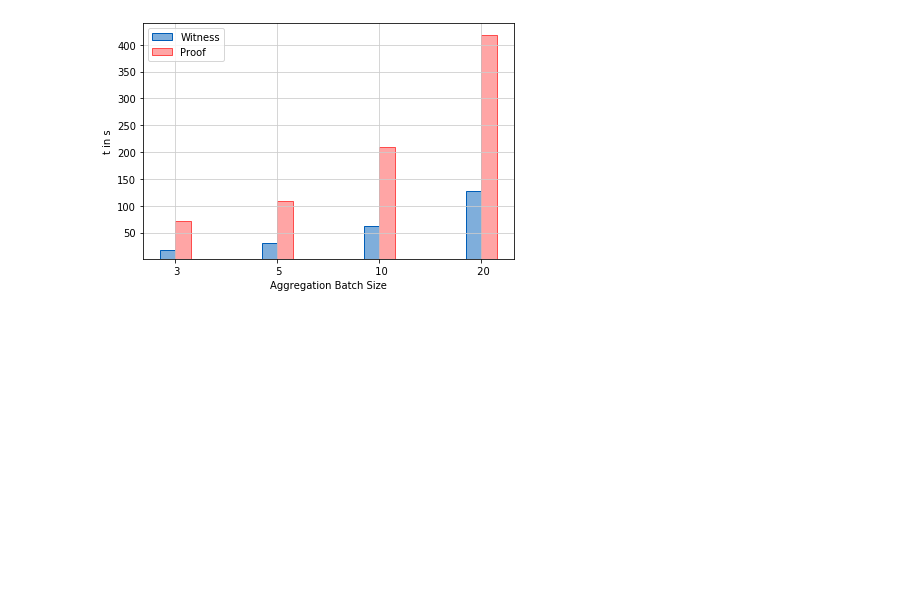
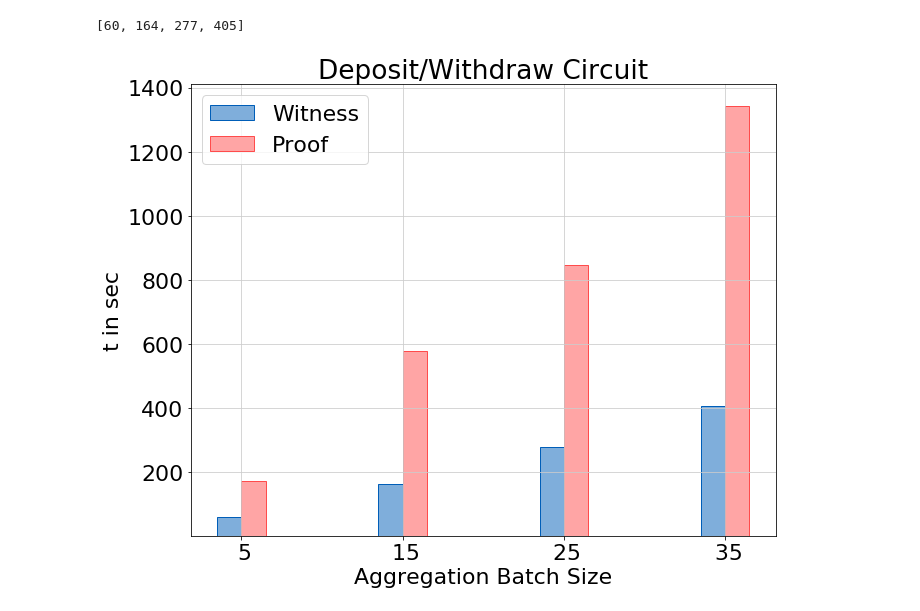
Before and after one commit to petscheit/bachelor, a Jupyter notebook: thesis/diagrams/Diagrams.ipynb, the cells around one changed output. Cells and saved outputs as stored; diff of their text form; code cells hidden in the pictures; blank space fills up the shorter version.

```diff
--- a/thesis/diagrams/Diagrams.ipynb
+++ b/thesis/diagrams/Diagrams.ipynb
@@ -95,34 +99,40 @@ createCompileSetupTime("depWith8-server")
 # %%
 def createWitnessProofTime(filename):
     data = read_csv(filename + '.csv', ',', False, True)
     witness = []
     proof = []
     label = []
     for result in data:
         witness.append(int(data[result][6]))
         proof.append(int(data[result][8]))
         label.append(data[result][1])
     x = np.arange(len(label))  # the label locations
     width = 0.15  # the width of the bars
 
-    fig, ax = plt.subplots()
+    print(witness)
+
+    fig, ax = plt.subplots(figsize=(10, 8))
+    plt.rcParams.update({'font.size': 22})
     rects1 = ax.bar(x - width/2, witness, width, label='Witness', edgecolor='#005eb8', color='#7faedb')
     rects2 = ax.bar(x + width/2, proof, width, label='Proof', edgecolor='#ff4c4c', color='#ffa5a5')
-    ax.set_ylabel('t in s')
+    ax.set_ylabel('t in sec')
     ax.set_xticks(x)
     ax.set_xlabel('Aggregation Batch Size')
     ax.set_xticklabels(label)
     ax.legend()
+#     plt.title("")
 #     ax.semilogy(np.exp(0 / max(proof)))
+    plt.title("Deposit/Withdraw Circuit")
     ax.set_ylim(ymin=1)
     fig.tight_layout()
     plt.rcParams['axes.grid'] = True
     plt.rcParams['grid.color'] = "#cccccc"
-    plt.savefig(filename + '-proof-witness-time.png')
+    plt.savefig(filename + '-witness-proof-time.png', bbox_inches = 'tight')
     plt.show()
-createWitnessProofTime("trade8-faster-server")
+createWitnessProofTime("results_final_dep")
 # %% [output]
+[60, 164, 277, 405]
-[figure, old version]
+[figure, new version]
 # %%
 def createConstraints(filename):
     data = read_csv(filename + '.csv', ',', False, True)
```
Also changed, not shown: parts of 9 cells of this notebook, 39 other files.
